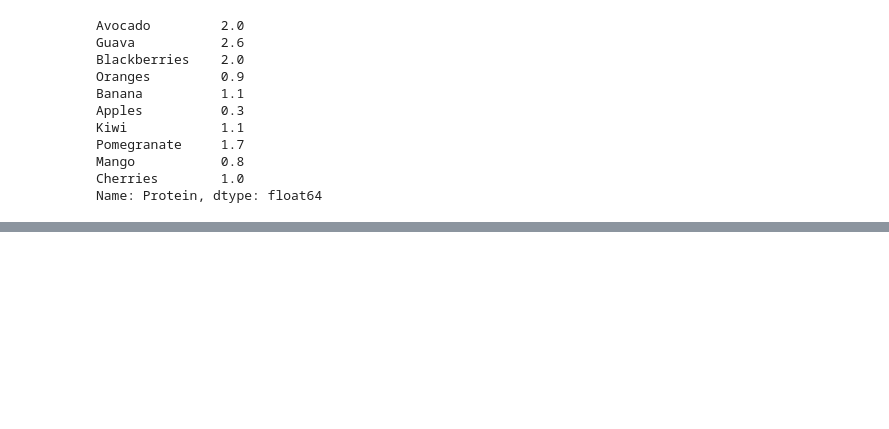
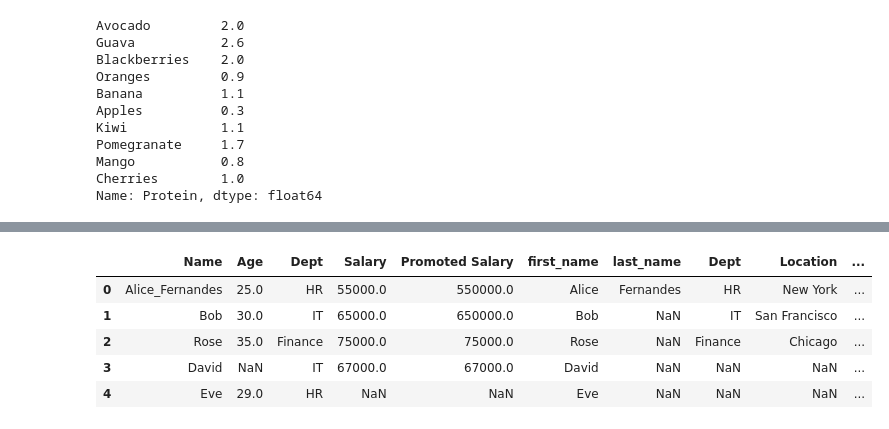
Before and after one commit to TridentifyIshaan/AIML_MiniProjects, a Jupyter notebook: Numpy_Pandas/2.ipynb, the cells around one changed output, grey strips where cells are left out. Cells and saved outputs as stored; diff of their text form; code cells hidden in the pictures; blank space fills up the shorter version.

```diff
--- a/Numpy_Pandas/2.ipynb
+++ b/Numpy_Pandas/2.ipynb
@@ -167,0 +576,9 @@ Name: Protein, dtype: float64
+# %%
+pd.concat([df, df2], axis = 1) # Common column is repeated
+# %% [output]
+|  | Name | Age | Dept | Salary | Promoted Salary | first_name | last_name | Dept | Location | ... |
+| 0 | Alice_Fernandes | 25.0 | HR | 55000.0 | 550000.0 | Alice | Fernandes | HR | New York | ... |
+| 1 | Bob | 30.0 | IT | 65000.0 | 650000.0 | Bob | NaN | IT | San Francisco | ... |
+| 2 | Rose | 35.0 | Finance | 75000.0 | 75000.0 | Rose | NaN | Finance | Chicago | ... |
+| 3 | David | NaN | IT | 67000.0 | 67000.0 | David | NaN | NaN | NaN | ... |
+| 4 | Eve | 29.0 | HR | NaN | NaN | Eve | NaN | NaN | NaN | ... |
```
Also changed, not shown: parts of 56 cells of this notebook, 1 other file.
